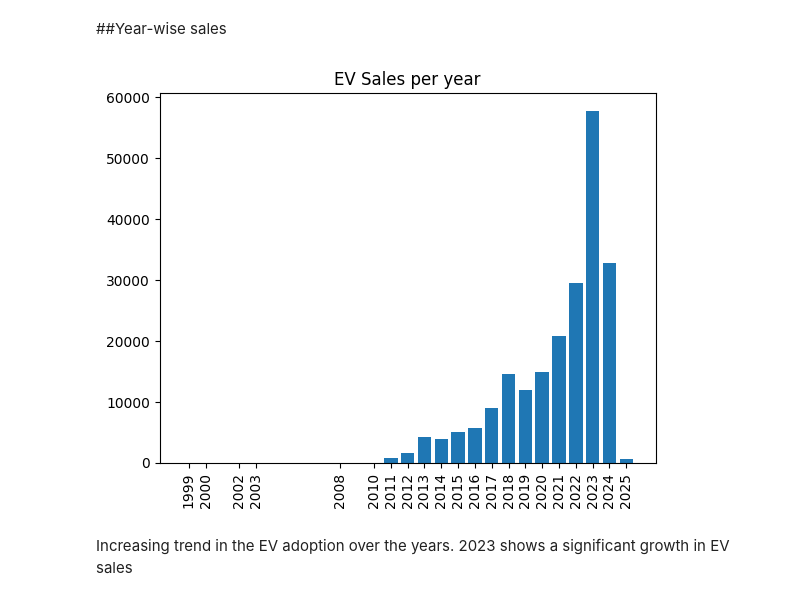
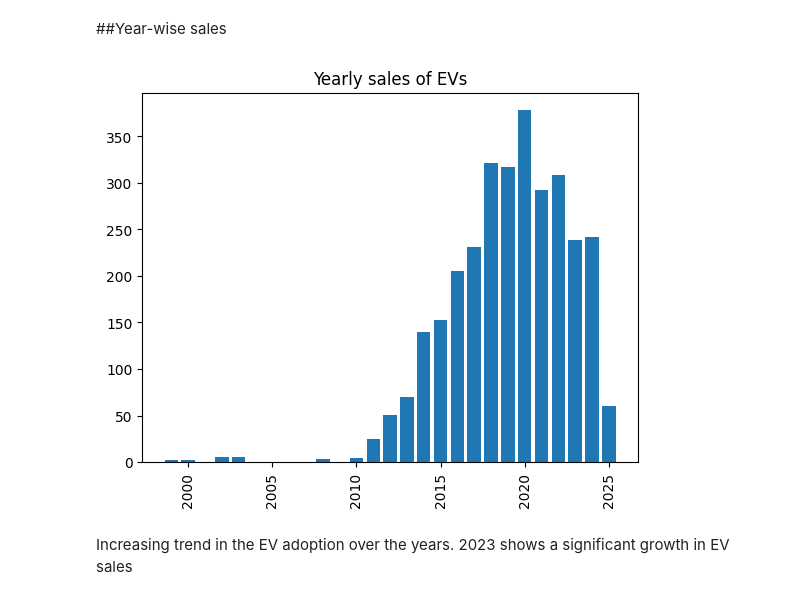
Before and after one commit to amitsingh2409/DA204o-Decoding-the-EV-Adoption, a Jupyter notebook: code/03-EDA.ipynb, the cells around one changed output. Cells and saved outputs as stored; diff of their text form; code cells hidden in the pictures.

```diff
--- a/code/03-EDA.ipynb
+++ b/code/03-EDA.ipynb
@@ -48,17 +58,13 @@ plt.show()
 # %% [markdown]
 ##Year-wise sales
-# %%
-years = list(df_car['year'].unique())
-years.sort()
-cnt=[]
-for year in years:
-  cnt.append(df_car[df_car['year']==year]['sales'].sum())
-plt.bar(years, cnt)
-plt.xticks(years, rotation=90)
-plt.title('EV Sales per year')
-plt.show()
-# %% [output]
-[figure, removed]
+# %%
+yearly_sales = df_car.groupby("Model Year").agg({"Sales": "sum"}).reset_index()
+plt.bar(yearly_sales["Model Year"], yearly_sales["Sales"])
+plt.xticks(rotation=90)
+plt.title("Yearly sales of EVs")
+plt.show()
+# %% [output]
+[figure, added]
 # %% [markdown]
 Increasing trend in the EV adoption over the years. 2023 shows a significant growth in EV sales
 # %%
```
Also changed, not shown: parts of 18 cells of this notebook, 2 other files.
